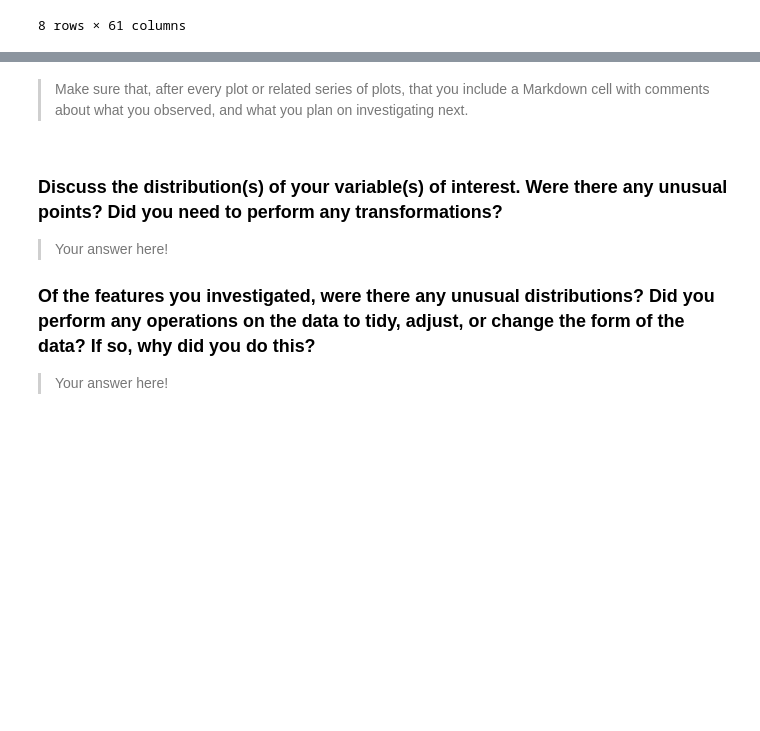
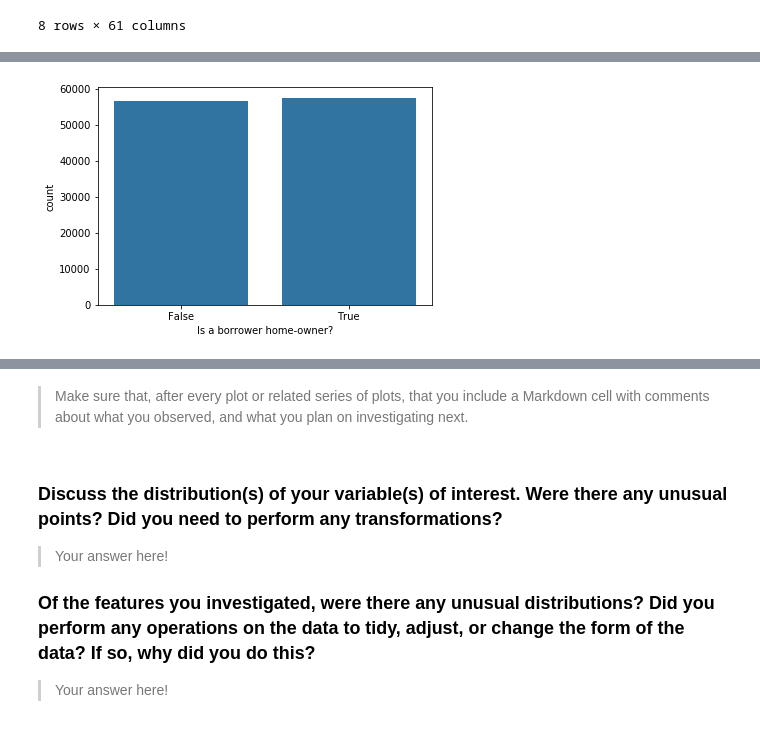
Before and after one commit to RosvitaR/Visualisation-Practice, a Jupyter notebook: exploration_template.ipynb, the cells around one changed output, grey strips where cells are left out. Drawn from its saved outputs; the diff is of its cells as text; code cells hidden in the pictures; blank space fills up the shorter version.

```diff
--- a/exploration_template.ipynb
+++ b/exploration_template.ipynb
@@ -159,0 +177,6 @@ and prepare yourself to look at relationships between variables.
+# %%
+base_colour = sb.color_palette()[0]
+sb.countplot(data = loans, x = 'IsBorrowerHomeowner', color = base_colour)
+plt.xlabel('Is a borrower home-owner?');
+# %% [output]
+[figure, added]
```
Also changed, not shown: parts of 11 cells of this notebook.
